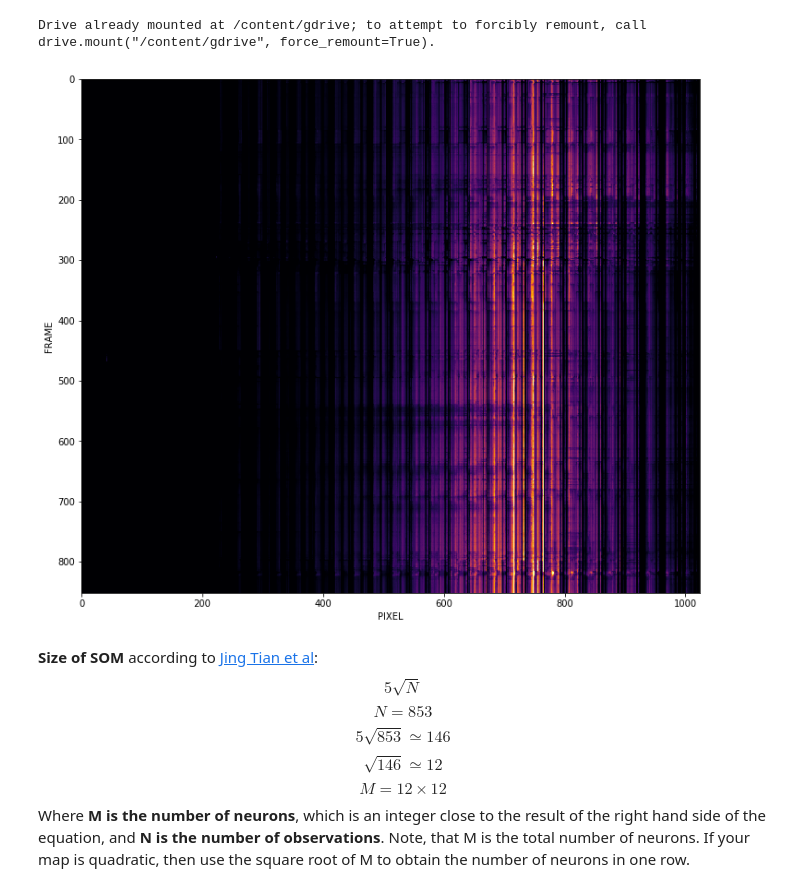
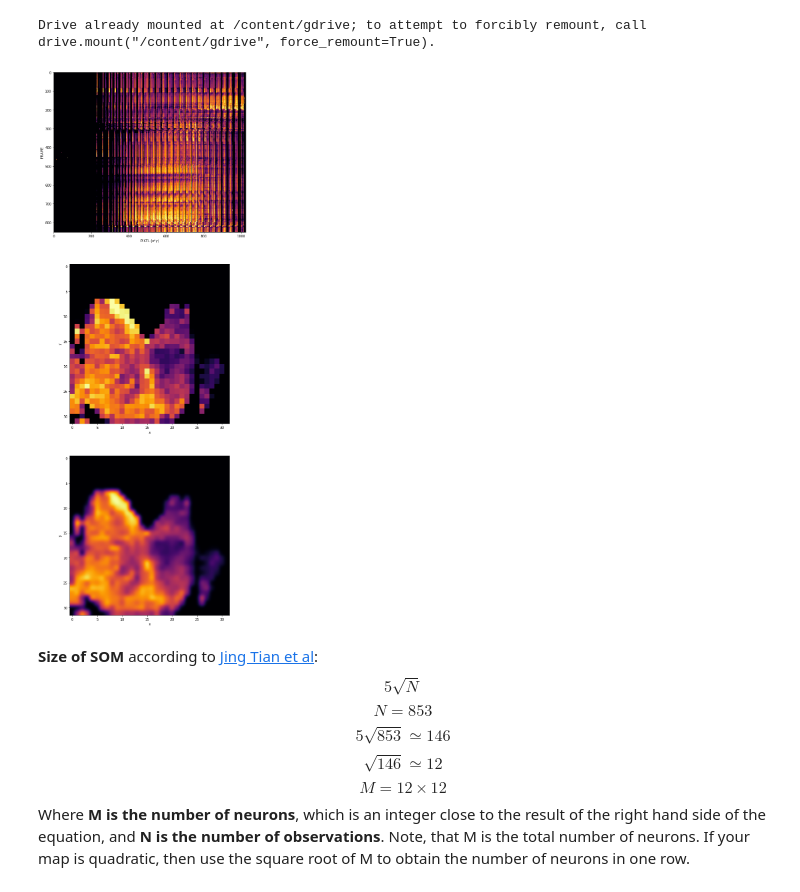
Before and after one commit to lsmanoel/database_tactilus, a Jupyter notebook: selfOrganizationMaps_IzacDataset.ipynb, the cells around one changed output. Saved outputs shown, nothing was run; the diff lists cells and outputs as text; code cells hidden in the pictures.

```diff
--- a/selfOrganizationMaps_IzacDataset.ipynb
+++ b/selfOrganizationMaps_IzacDataset.ipynb
@@ -23,22 +23,48 @@ data_np = data_pd.values
 # %%
 import matplotlib.pyplot as plt
 # ==============================================================================
-fig = plt.figure(figsize=(12, 12))
+fig = plt.figure(figsize=(12, 30))
 
 # ------------------------------------------------------------------------------
-ax = fig.add_subplot(1, 1, 1)
+ax = fig.add_subplot(3, 1, 1)
 
 img = ax.imshow(data_np,
 #                 interpolation ='gaussian',
                 cmap ='inferno')
 
-plt.xlabel('PIXEL')
+plt.xlabel('PIXEL (x*y)')
 plt.ylabel('FRAME')
+
+# ------------------------------------------------------------------------------
+ax = fig.add_subplot(3, 1, 2)
+
+frame_np = data_np[100, :]
+frame_np = frame_np.reshape((32, 32))
+
+img = ax.imshow(frame_np,
+#                 interpolation ='gaussian',
+                cmap ='inferno')
+
+plt.xlabel('x')
+plt.ylabel('y')
+
+# ------------------------------------------------------------------------------
+ax = fig.add_subplot(3, 1, 3)
+
+frame_np = data_np[100, :]
+frame_np = frame_np.reshape((32, 32))
+
+img = ax.imshow(frame_np,
+                interpolation ='gaussian',
+                cmap ='inferno')
+
+plt.xlabel('x')
+plt.ylabel('y')
 
 #===============================================================================
 plt.show()
 # %% [output]
-[figure, old version]
+[figure, new version]
 # %%
 normalizer = MinMaxScaler(feature_range =(0,1))
 data_np = normalizer.fit_transform(data_np)
```
